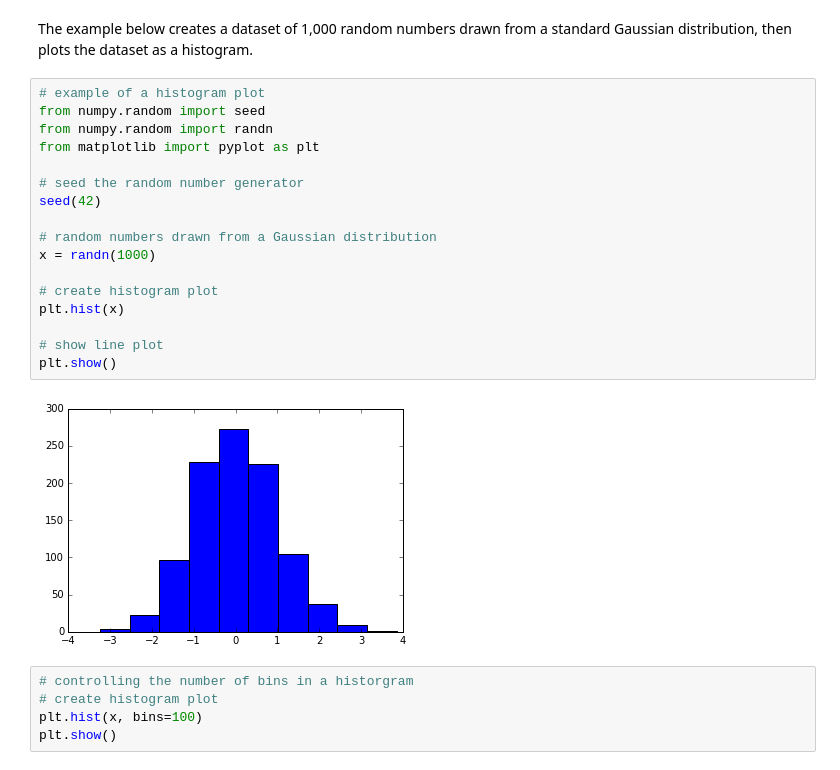
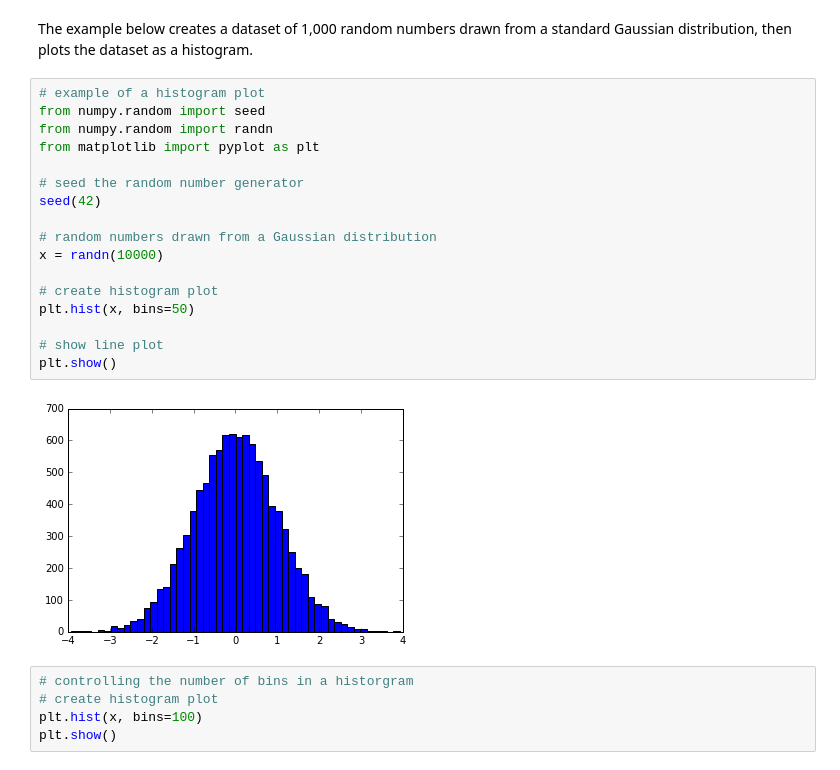
Before and after one commit to jayurbain/DataScienceIntro, a Jupyter notebook: notebooks/8 - Data Visualization.ipynb, the cells around one changed output. Saved outputs shown, nothing was run; the diff lists cells and outputs as text.

```diff
--- a/notebooks/8 - Data Visualization.ipynb
+++ b/notebooks/8 - Data Visualization.ipynb
@@ -305,22 +309,22 @@ The example below creates a dataset of 1,000 random numbers drawn from a standar
 # %%
 # example of a histogram plot
 from numpy.random import seed
 from numpy.random import randn
 from matplotlib import pyplot as plt
 
 # seed the random number generator
 seed(42)
 
 # random numbers drawn from a Gaussian distribution
-x = randn(1000)
+x = randn(10000)
 
 # create histogram plot
-plt.hist(x)
+plt.hist(x, bins=50)
 
 # show line plot
 plt.show()
 # %% [output]
-[figure, old version]
+[figure, new version]
 # %%
 # controlling the number of bins in a historgram
 # create histogram plot
```
Also changed, not shown: parts of 5 cells of this notebook, 3 other files.
